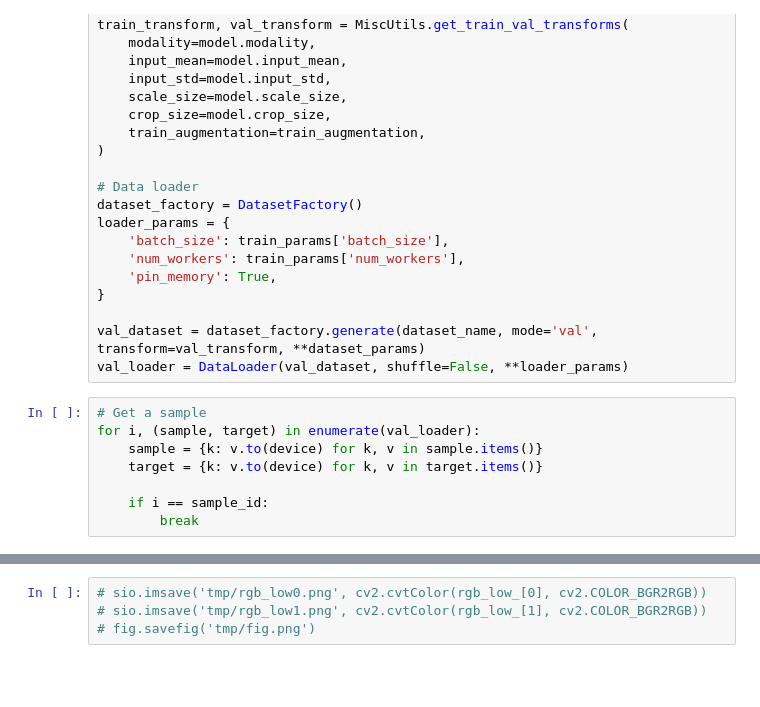
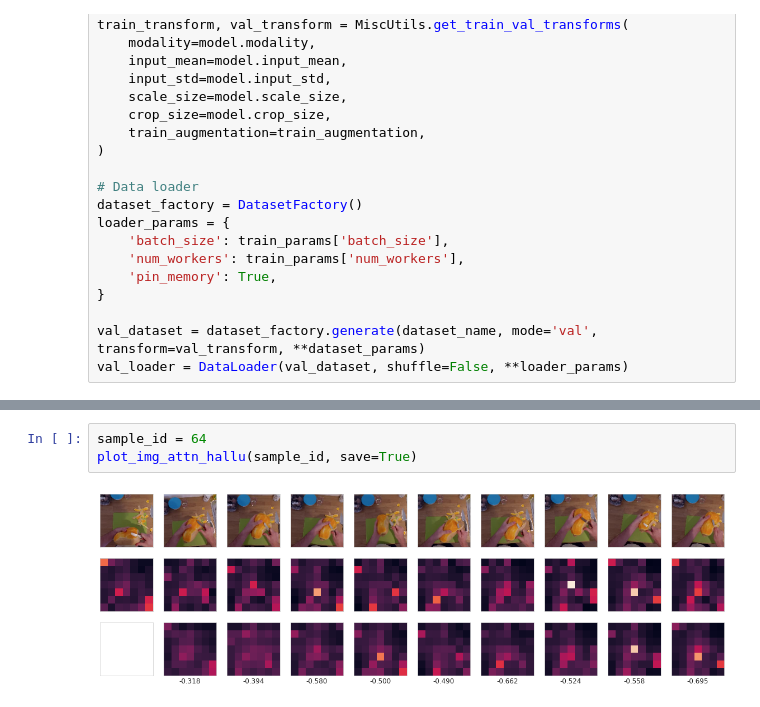
Before and after one commit to knmac/sparse_sensing_actreg, a Jupyter notebook: experiments/make_paper_materials.ipynb, the cells around one changed output, grey strips where cells are left out. Drawn from its saved outputs; the diff is of its cells as text; blank space fills up the shorter version.

```diff
--- a/experiments/make_paper_materials.ipynb
+++ b/experiments/make_paper_materials.ipynb
@@ -134,12 +133,4 @@ loader_params = {
 
 val_dataset = dataset_factory.generate(dataset_name, mode='val', transform=val_transform, **dataset_params)
 val_loader = DataLoader(val_dataset, shuffle=False, **loader_params)
-# %%
-# Get a sample
-for i, (sample, target) in enumerate(val_loader):
-    sample = {k: v.to(device) for k, v in sample.items()}
-    target = {k: v.to(device) for k, v in target.items()}
-
-    if i == sample_id:
-        break
 # %%
@@ -200,4 +201,5 @@ torch.Size([10, 32, 7, 7])
-# %%
-# sio.imsave('tmp/rgb_low0.png', cv2.cvtColor(rgb_low_[0], cv2.COLOR_BGR2RGB))
-# sio.imsave('tmp/rgb_low1.png', cv2.cvtColor(rgb_low_[1], cv2.COLOR_BGR2RGB))
-# fig.savefig('tmp/fig.png')
+# %%
+sample_id = 64
+plot_img_attn_hallu(sample_id, save=True)
+# %% [output]
+[figure, added]
```
Also changed, not shown: parts of 4 cells of this notebook.
